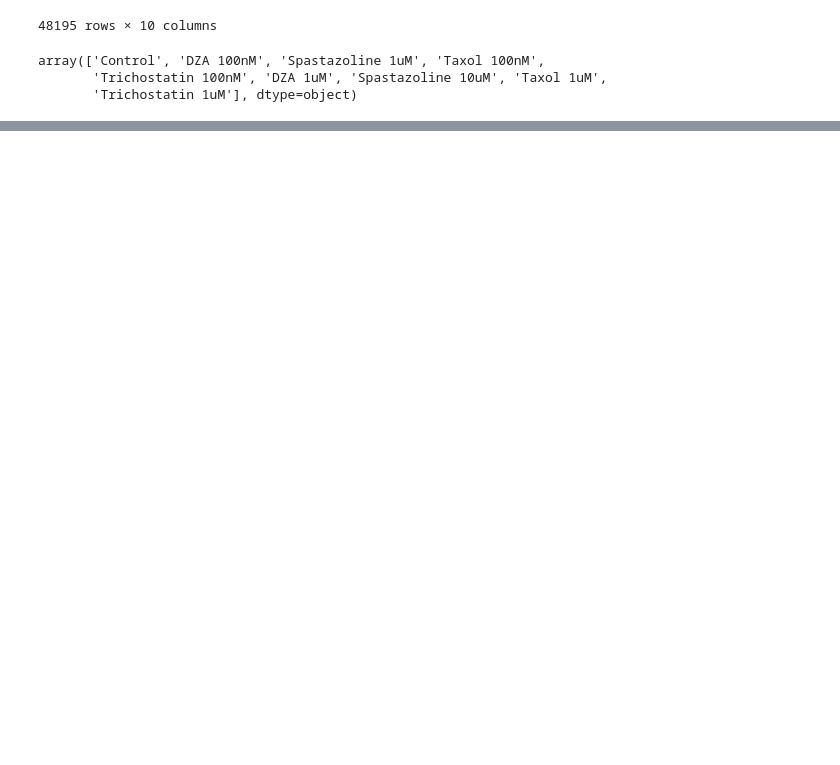
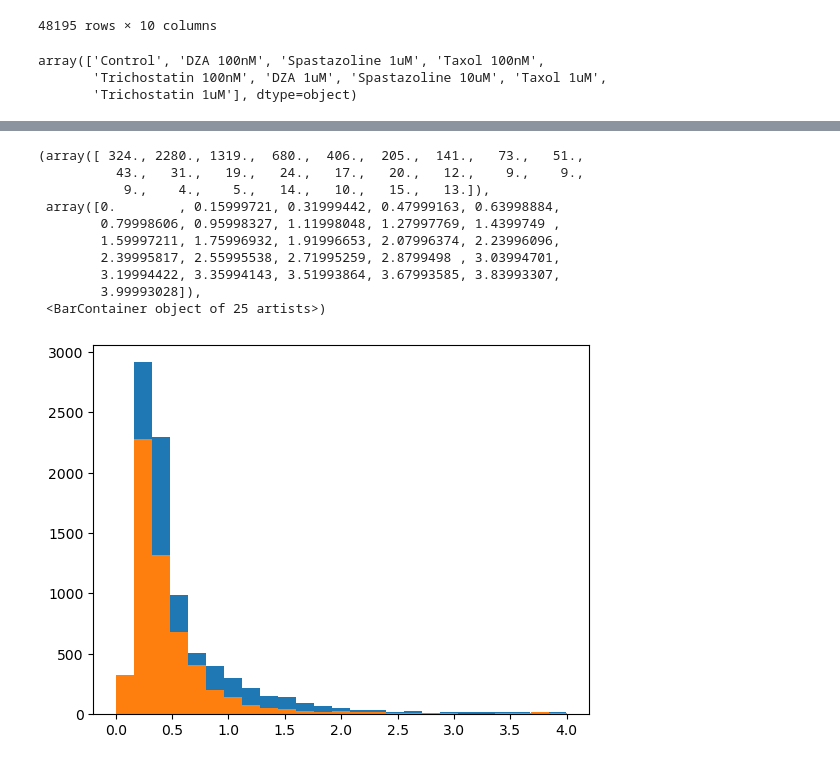
Before and after one commit to sofiacruzt/sofia-brouhardlab, a Jupyter notebook: dynamics/EJCB2023/Untitled.ipynb, the cells around one changed output, grey strips where cells are left out. Drawn from its saved outputs; the diff is of its cells as text; code cells hidden in the pictures; blank space fills up the shorter version.

```diff
--- a/dynamics/EJCB2023/Untitled.ipynb
+++ b/dynamics/EJCB2023/Untitled.ipynb
@@ -52,0 +111,16 @@ data_tx100 =  data[(data['CONDITION']=='Taxol 100nM')]
+# %%
+fig, ax = plt.subplots()
+ax.hist(data_ctl['TRACK_MEAN_SPEED (um/min)'], bins=25)
+ax.hist(data_tx100['TRACK_MEAN_SPEED (um/min)'], bins=25)
+# %% [output]
+(array([ 324., 2280., 1319.,  680.,  406.,  205.,  141.,   73.,   51.,
+          43.,   31.,   19.,   24.,   17.,   20.,   12.,    9.,    9.,
+           9.,    4.,    5.,   14.,   10.,   15.,   13.]),
+ array([0.        , 0.15999721, 0.31999442, 0.47999163, 0.63998884,
+        0.79998606, 0.95998327, 1.11998048, 1.27997769, 1.4399749 ,
+        1.59997211, 1.75996932, 1.91996653, 2.07996374, 2.23996096,
+        2.39995817, 2.55995538, 2.71995259, 2.8799498 , 3.03994701,
+        3.19994422, 3.35994143, 3.51993864, 3.67993585, 3.83993307,
+        3.99993028]),
+ <BarContainer object of 25 artists>)
+[figure, added]
```
Also changed, not shown: parts of 13 cells of this notebook, 2 other files.
